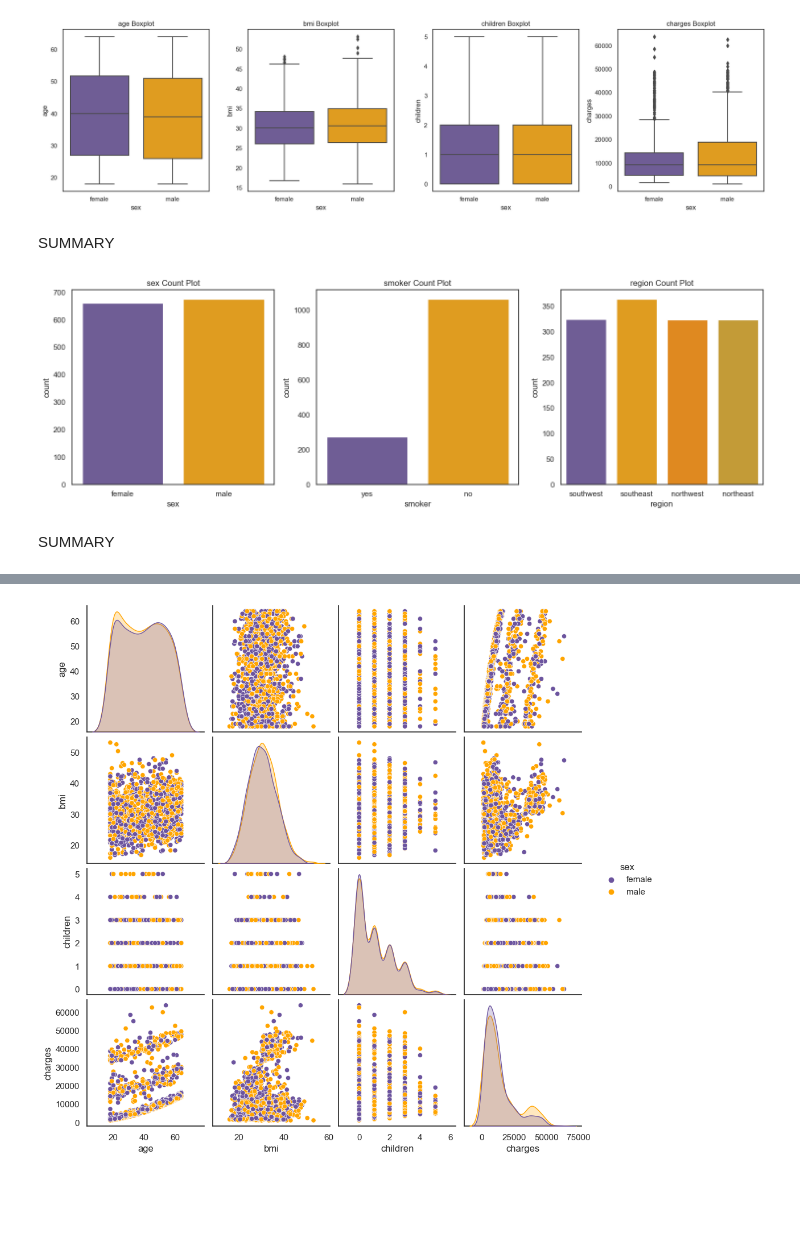
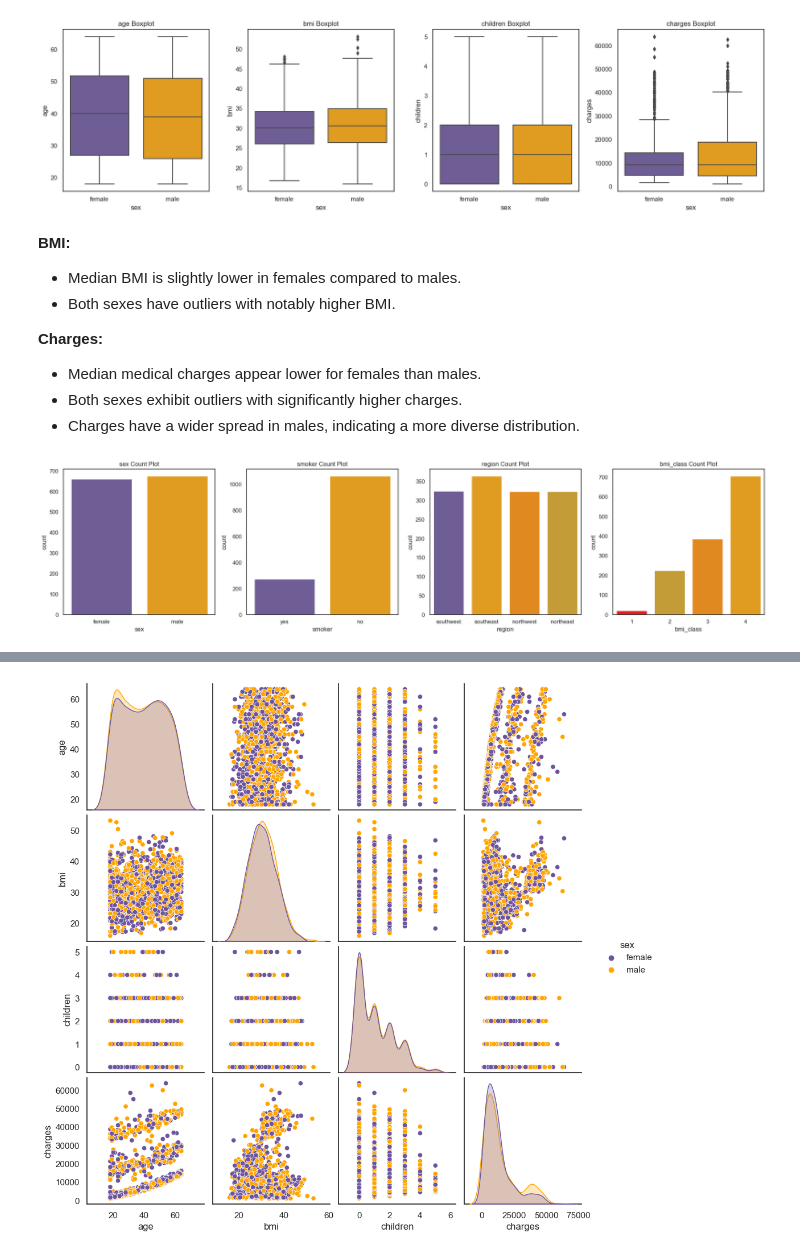
Before and after one commit to sschepanski/data-science-portfolio, a Jupyter notebook: Health_Insurance/notebooks/Health-Insurance.ipynb, the cells around one changed output, grey strips where cells are left out. Cells and saved outputs as stored; diff of their text form; code cells hidden in the pictures; blank space fills up the shorter version.

```diff
--- a/Health_Insurance/notebooks/Health-Insurance.ipynb
+++ b/Health_Insurance/notebooks/Health-Insurance.ipynb
@@ -167,3 +167,8 @@ The dataset exhibits no anomalies or abnormal values, with all features displayi
+# %%
+# Transformation for column 'bmi'
+bins = [0, 18.5, 25, 30, float('inf')]
+labels = [1, 2, 3, 4]
+insurance['bmi_class'] = pd.cut(insurance['bmi'], bins=bins, labels=labels, right=False)
 # %% [markdown]
 ### 3. Exploratory Data Analysis
 # %% [markdown]
@@ -213,33 +218,39 @@ plt.tight_layout()
 plt.show()
 # %% [output]
 [figure]
-# %% [markdown]
-SUMMARY
+# %% [markdown]
+**BMI:**
+- Median BMI is slightly lower in females compared to males.
+- Both sexes have outliers with notably higher BMI.
+
+**Charges:**
+- Median medical charges appear lower for females than males.
+- Both sexes exhibit outliers with significantly higher charges.
+- Charges have a wider spread in males, indicating a more diverse distribution.
 # %%
-# Create a 1x3 grid for categorical variables
-fig, axes = plt.subplots(1, 3, figsize=(15, 5))
+# Create a 1x4 grid for categorical variables
+fig, axes = plt.subplots(1, 4, figsize=(20, 5))
 
 # Categorical variables
-categorical_variables = ['sex', 'smoker', 'region']
+categorical_variables = ['sex', 'smoker', 'region', 'bmi_class']
 
 # Define custom colors for each categorical variable
 custom_colors2 = {
     'sex': {'female': custom_colour, 'male': 'orange'},
     'smoker': {'yes': custom_colour, 'no': 'orange'},
-    'region': {'northeast': 'goldenrod', 'northwest': 'darkorange', 'southeast': 'orange', 'southwest': custom_colour}
+    'region': {'northeast': 'goldenrod', 'northwest': 'darkorange', 'southeast': 'orange', 'southwest': custom_colour},
+    'bmi_class': {1: 'red', 2: 'goldenrod', 3: 'darkorange', 4: 'orange'}
 }
 
 # Plot count plots for categorical variables
 for i, var in enumerate(categorical_variables):
-    sns.countplot(x=insurance[var], ax=axes[i], palette=custom_colors2[var])
+    sns.countplot(x=insurance[var], ax=axes[i], palette=custom_colors2.get(var, 'Set2'))
     axes[i].set_title(f'{var} Count Plot')
 
 # Adjust layout for better appearance
 plt.tight_layout()
 
 # Show the categorical variable plots
 plt.show()
 # %% [output]
-[figure, old version]
+[figure, new version]
-# %% [markdown]
-SUMMARY
```
Also changed, not shown: parts of 29 cells of this notebook, 11 other files.
